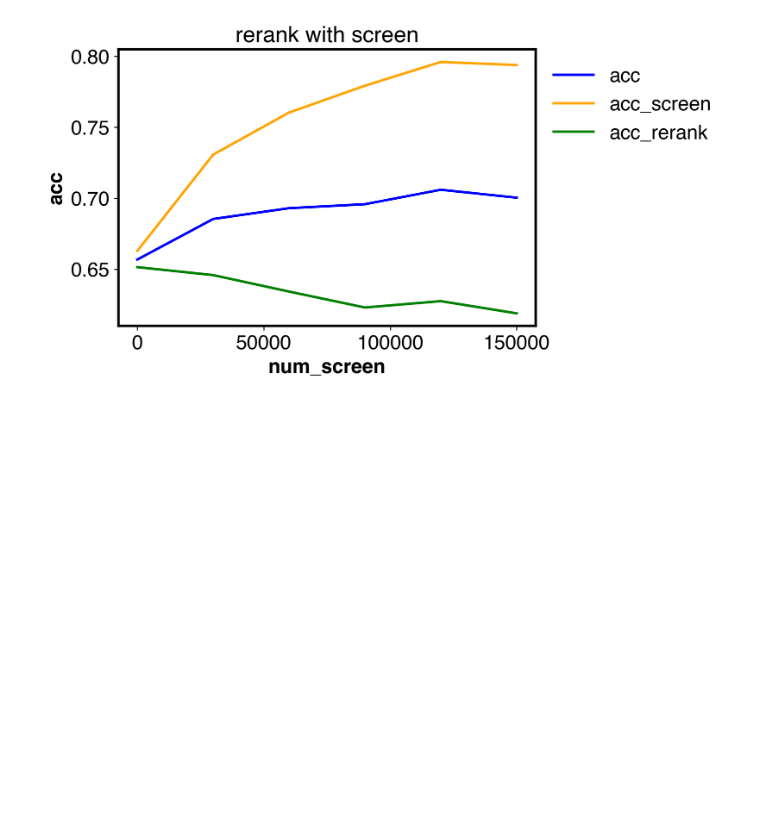
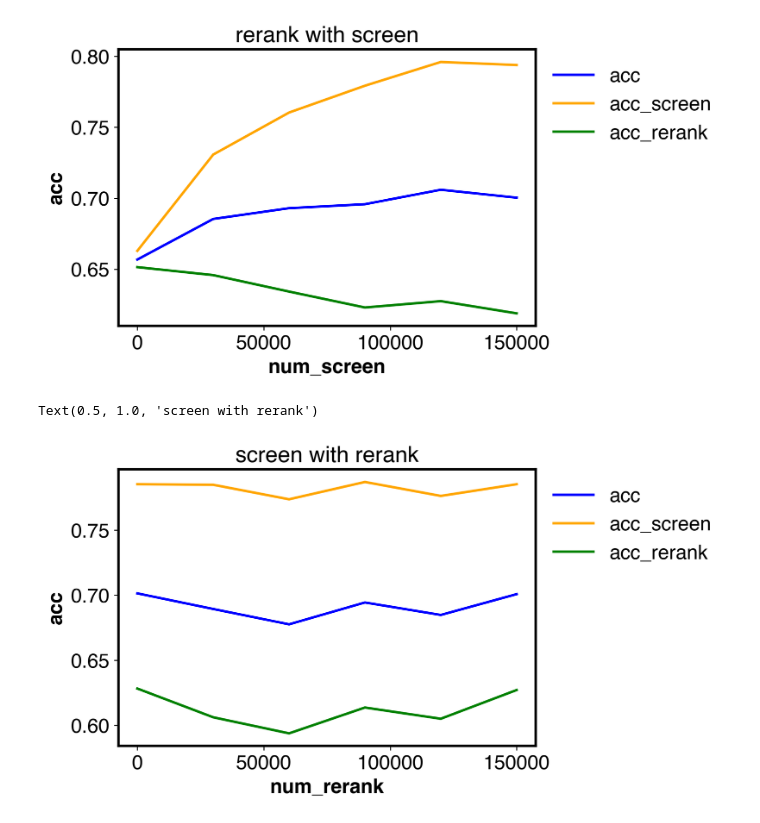
Before and after one commit to Donk6666669/AlphaRank, a Jupyter notebook: notebooks/results_anaylsis.ipynb, the cells around one changed output. Saved outputs shown, nothing was run; the diff lists cells and outputs as text; code cells hidden in the pictures; blank space fills up the shorter version.

```diff
--- a/notebooks/results_anaylsis.ipynb
+++ b/notebooks/results_anaylsis.ipynb
@@ -114,3 +114,53 @@ plt.title("rerank with screen")
 # %% [output]
 Text(0.5, 1.0, 'rerank with screen')
 [figure]
+# %%
+filters = {"tags": {"$in": ["triplet_screen_w_rerank"]}}
+runs = api.runs(f"{entity}/protenix", filters=filters)
+
+screen_with_rerank = []
+for run in runs:
+    config = eval(run.config["dataset"])
+    max_rerank = config["dataset_args"]["train"]["max_rerank"]
+    if max_rerank is None:
+        max_rerank = 0
+    screen_with_rerank.append(
+        {
+            "num_rerank": max_rerank,
+            "acc": run.summary["val/acc"],
+            "acc_screen": run.summary["val/acc_screen"],
+            "acc_rerank": run.summary["val/acc_rerank"],
+        }
+    )
+
+# plot three lines, x-axis is num_rerank, y-axis is acc, acc_screen, acc_rerank
+screen_with_rerank = pd.DataFrame(screen_with_rerank)
+screen_with_rerank = screen_with_rerank.sort_values(by="num_rerank")
+plt.figure(figsize=(6, 4))
+plt.plot(
+    screen_with_rerank["num_rerank"],
+    screen_with_rerank["acc"],
+    label="acc",
+    color="blue",
+)
+plt.plot(
+    screen_with_rerank["num_rerank"],
+    screen_with_rerank["acc_screen"],
+    label="acc_screen",
+    color="orange",
+)
+plt.plot(
+    screen_with_rerank["num_rerank"],
+    screen_with_rerank["acc_rerank"],
+    label="acc_rerank",
+    color="green",
+)
+plt.xlabel("num_rerank")
+plt.ylabel("acc")
+plt.legend()
+# put the legend outside the plot
+plt.legend(loc="upper left", bbox_to_anchor=(1, 1))
+plt.title("screen with rerank")
+# %% [output]
+Text(0.5, 1.0, 'screen with rerank')
+[figure, added]
```
Also changed, not shown: parts of 6 cells of this notebook, 13 other files.
